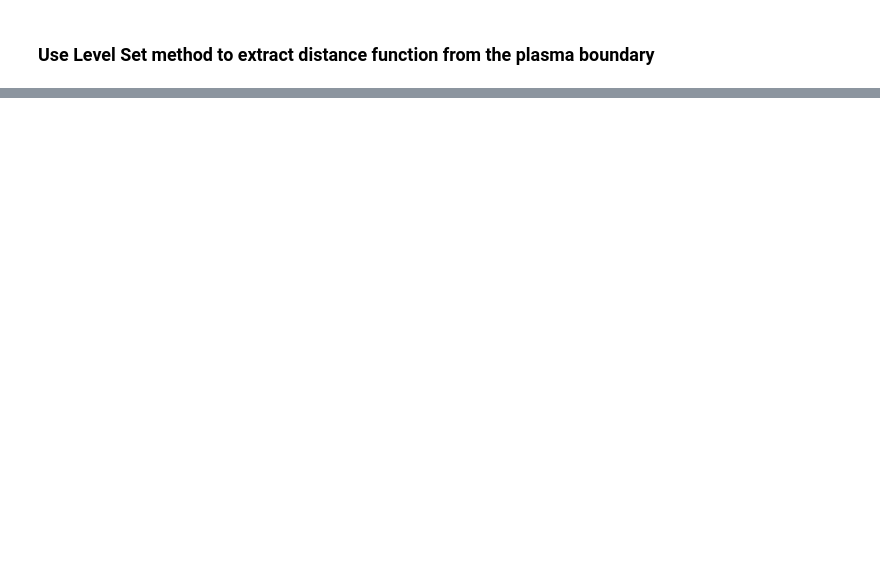
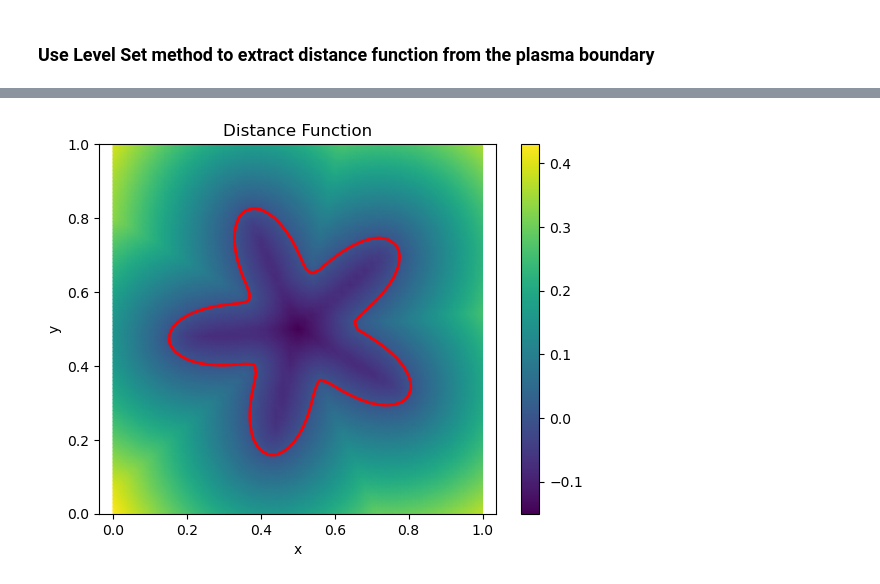
Before and after one commit to lucaciarimboli/tesi, a Jupyter notebook: FreeBoundary/notebooks/LevelSet.ipynb, the cells around one changed output, grey strips where cells are left out. Saved outputs shown, nothing was run; the diff lists cells and outputs as text; code cells hidden in the pictures; blank space fills up the shorter version.

```diff
--- a/FreeBoundary/notebooks/LevelSet.ipynb
+++ b/FreeBoundary/notebooks/LevelSet.ipynb
@@ -41,0 +94,24 @@ Error: error code 65
+# %%
+# === Costruisci KDTree per distanze efficienti
+tree = cKDTree(level_points)
+
+# === Calcola distanza con segno per ogni punto
+signed_distance = np.zeros(len(dof_coords))
+for i, (pt, f_val) in enumerate(zip(dof_coords, f_vals)):
+    dist, _ = tree.query(pt)
+    signed_distance[i] = np.sign(f_val - c) * dist
+
+# === Crea funzione finale
+d = Function(V)
+d.dat.data[:] = signed_distance
+
+fig,ax = plt.subplots()
+fig.colorbar(tripcolor(d, axes=ax))
+tricontour(d, levels=[0], colors='red', linewidths=2, axes = ax)
+plt.title("Distance Function")
+plt.xlabel('x')
+plt.ylabel('y')
+plt.axis('equal')
+plt.show()
+# %% [output]
+[figure, added]
```
Also changed, not shown: parts of 56 cells of this notebook, 20 other files.
